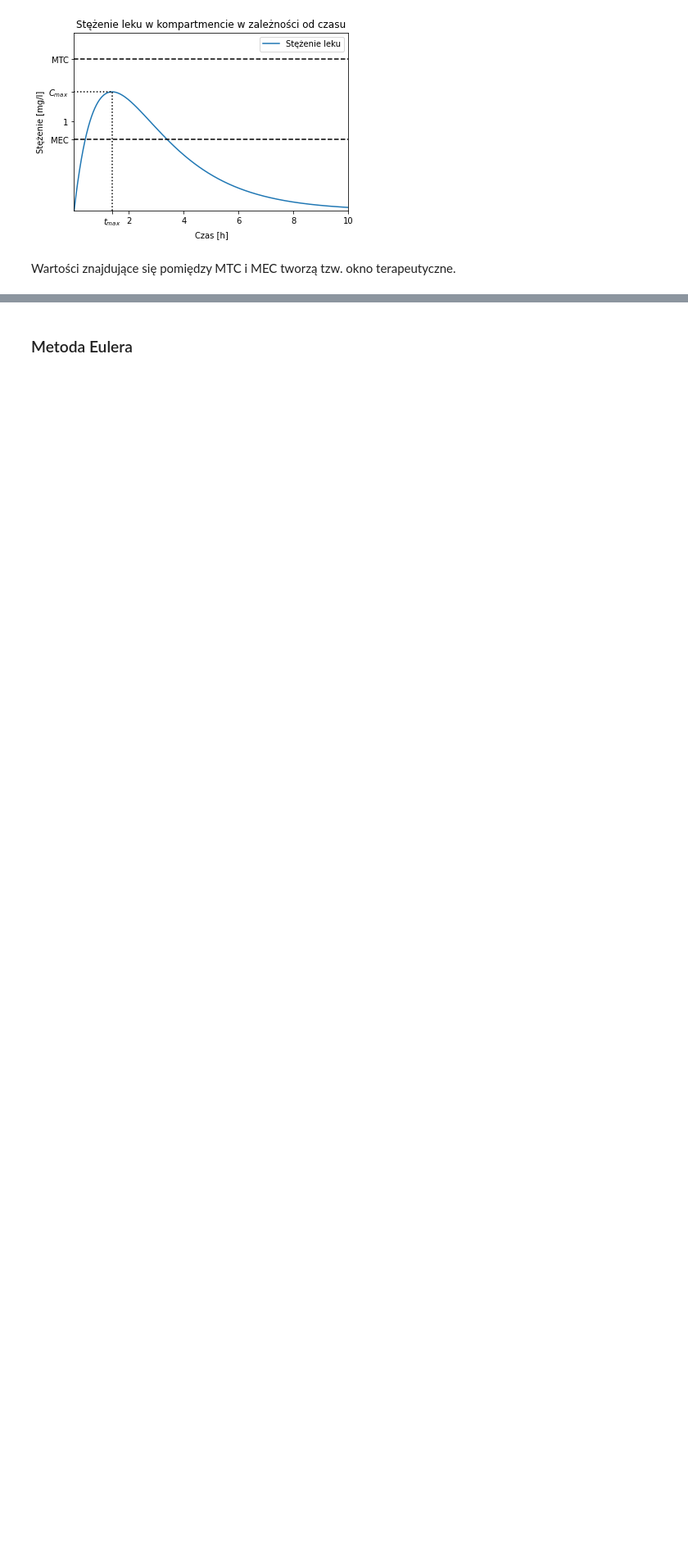
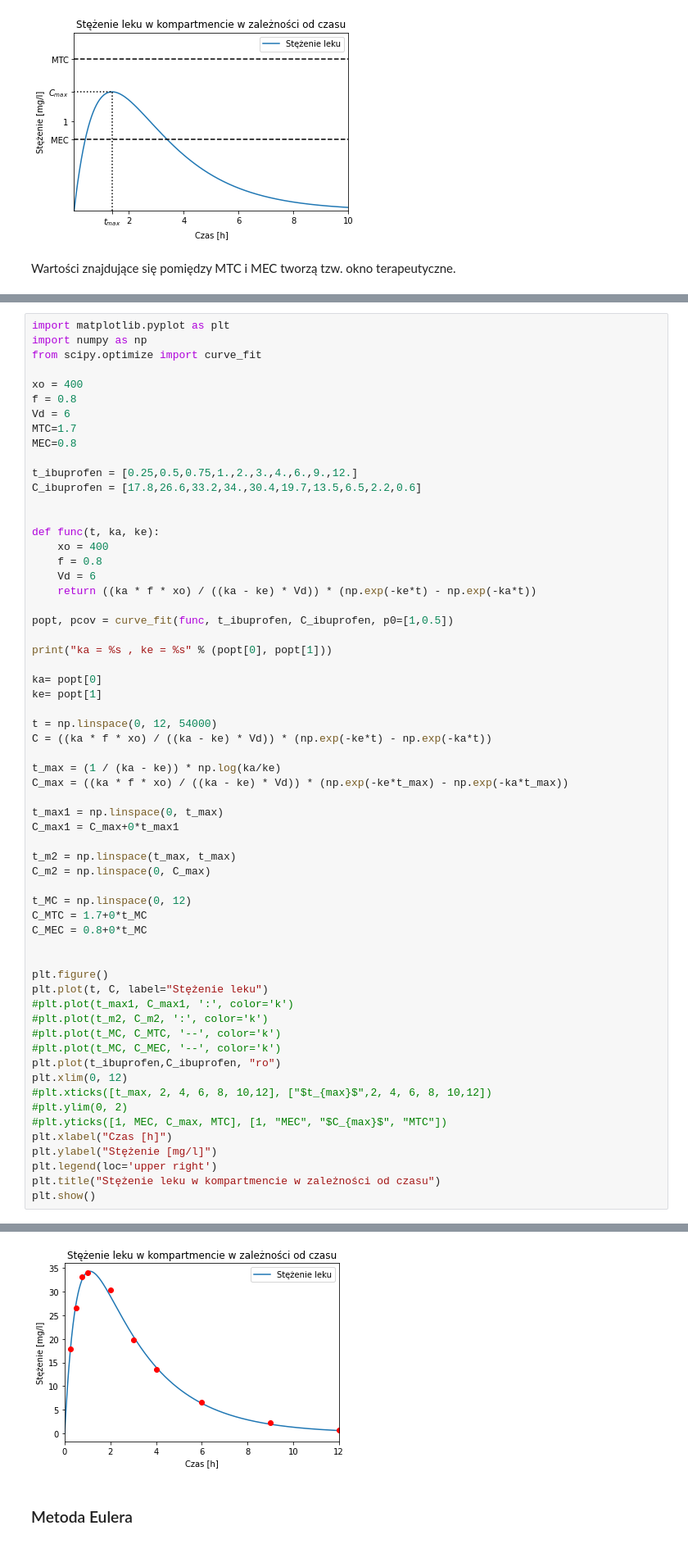
Before and after one commit to github-kamilk/Differential-equation, a Jupyter notebook: Iwach_Kowalski.ipynb, the cells around one changed output, grey strips where cells are left out. Shown at 82% size. Saved outputs shown, nothing was run; the diff lists cells and outputs as text; blank space fills up the shorter version.

```diff
--- a/Iwach_Kowalski.ipynb
+++ b/Iwach_Kowalski.ipynb
@@ -449,0 +452,62 @@ Wartości znajdujące się pomiędzy MTC i MEC tworzą tzw. okno terapeutyczne.
+# %%
+import matplotlib.pyplot as plt
+import numpy as np
+from scipy.optimize import curve_fit
+
+xo = 400
+f = 0.8
+Vd = 6
+MTC=1.7
+MEC=0.8
+
+t_ibuprofen = [0.25,0.5,0.75,1.,2.,3.,4.,6.,9.,12.]
+C_ibuprofen = [17.8,26.6,33.2,34.,30.4,19.7,13.5,6.5,2.2,0.6]
+
+
+def func(t, ka, ke):
+    xo = 400
+    f = 0.8
+    Vd = 6
+    return ((ka * f * xo) / ((ka - ke) * Vd)) * (np.exp(-ke*t) - np.exp(-ka*t))
+
+popt, pcov = curve_fit(func, t_ibuprofen, C_ibuprofen, p0=[1,0.5])
+
+print("ka = %s , ke = %s" % (popt[0], popt[1]))
+
+ka= popt[0]
+ke= popt[1]
+
+t = np.linspace(0, 12, 54000)
+C = ((ka * f * xo) / ((ka - ke) * Vd)) * (np.exp(-ke*t) - np.exp(-ka*t))
+
+t_max = (1 / (ka - ke)) * np.log(ka/ke)
+C_max = ((ka * f * xo) / ((ka - ke) * Vd)) * (np.exp(-ke*t_max) - np.exp(-ka*t_max))
+
+t_max1 = np.linspace(0, t_max)
+C_max1 = C_max+0*t_max1
+
+t_m2 = np.linspace(t_max, t_max)
+C_m2 = np.linspace(0, C_max)
+
+t_MC = np.linspace(0, 12)
+C_MTC = 1.7+0*t_MC
+C_MEC = 0.8+0*t_MC
+
+
+plt.figure()
+plt.plot(t, C, label="Stężenie leku")
+#plt.plot(t_max1, C_max1, ':', color='k')
+#plt.plot(t_m2, C_m2, ':', color='k')
+#plt.plot(t_MC, C_MTC, '--', color='k')
+#plt.plot(t_MC, C_MEC, '--', color='k')
+plt.plot(t_ibuprofen,C_ibuprofen, "ro")
+plt.xlim(0, 12)
+#plt.xticks([t_max, 2, 4, 6, 8, 10,12], ["$t_{max}$",2, 4, 6, 8, 10,12])
+#plt.ylim(0, 2)
+#plt.yticks([1, MEC, C_max, MTC], [1, "MEC", "$C_{max}$", "MTC"])
+plt.xlabel("Czas [h]")
+plt.ylabel("Stężenie [mg/l]")
+plt.legend(loc='upper right')
+plt.title("Stężenie leku w kompartmencie w zależności od czasu")
+plt.show()
+# %% [output]
@@ -450,3 +515,4 @@ Wartości znajdujące się pomiędzy MTC i MEC tworzą tzw. okno terapeutyczne.
+[figure, added]
 # %% [markdown]
 <p id="euler"><h3>Metoda Eulera</h3></p>
 # %% [markdown]
```
Also changed, not shown: parts of 3 cells of this notebook.
